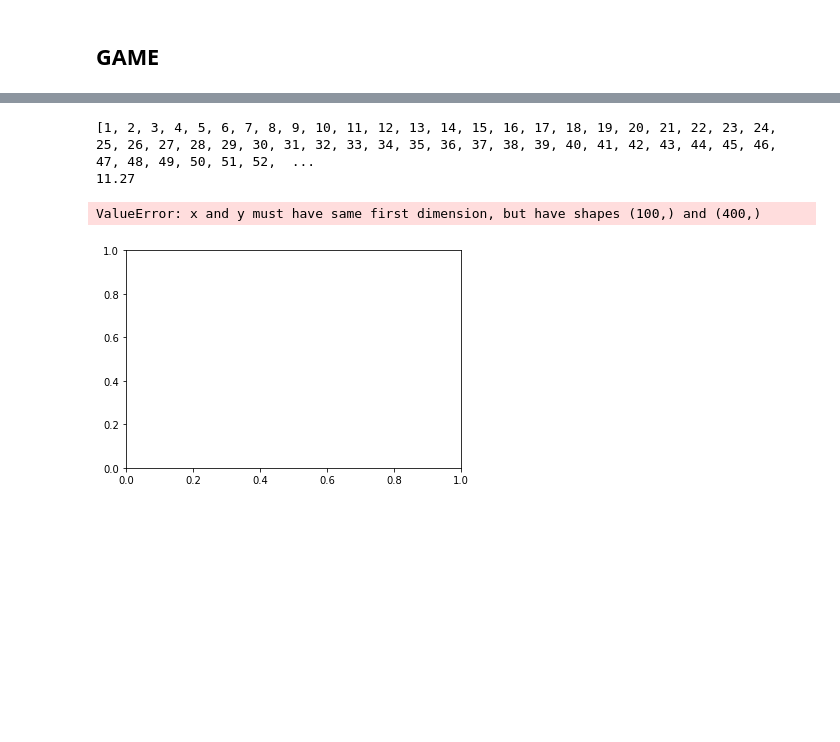
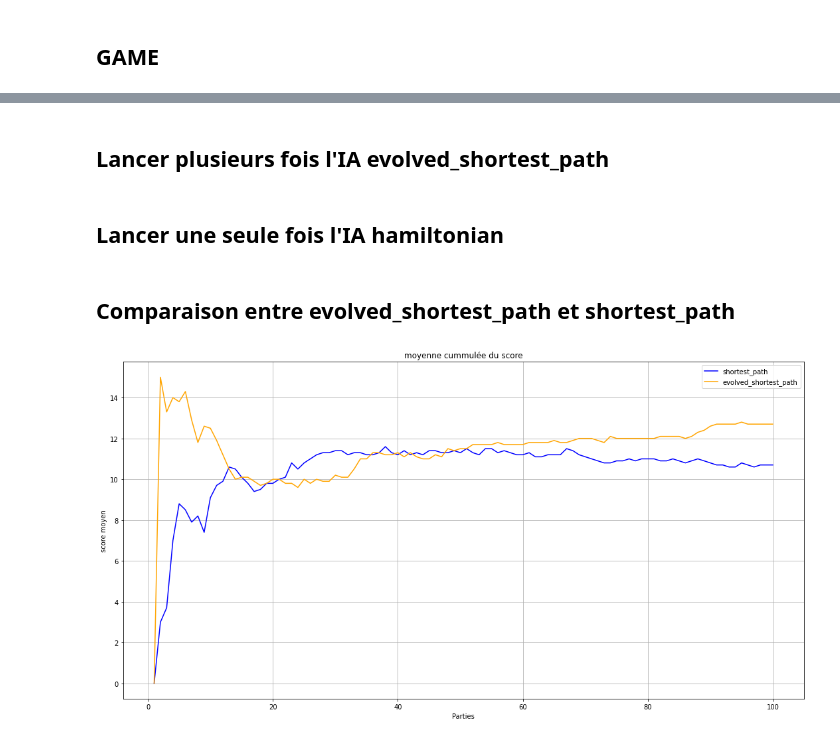
Before and after one commit to RaphaelRT/snake_python, a Jupyter notebook: snake_game.ipynb, the cells around one changed output, grey strips where cells are left out. Cells and saved outputs as stored; diff of their text form; code cells hidden in the pictures; blank space fills up the shorter version.

Commit message:
💥 add assets and stats

```diff
--- a/snake_game.ipynb
+++ b/snake_game.ipynb
@@ -394,5 +361,2 @@ DESTROYED
-# %%
-count = 1
-for j in score_rsults :
-    mean_score.append(round(count/j, 0))
-    count += 1
+# %% [markdown]
+<h2>Lancer plusieurs fois l'IA evolved_shortest_path</h2>
@@ -399,18 +375,41 @@ for j in score_rsults :
+# %% [markdown]
+<h2>Lancer une seule fois l'IA hamiltonian</h2>
+# %%
+score_rsults_evolved_hamiltonian = []
+move_count_rsults_evolved_hamiltonian = []
+
+#comme le hamiltonian finit le jeu on le lance  qu'une seule fois
+for i in tqdm (range(0, 1), desc="Loading..."):
+    root = tk.Tk()
+    #1,2,3
+    snake_game = Snake_game(root, 400, True, 1, 3)
+    root.mainloop()
+    score_rsults_evolved_hamiltonian.append(snake_game.return_stats()["score"])
+    move_count_rsults_evolved_hamiltonian.append(snake_game.return_stats()["move_count"])
+# %% [markdown]
+<h2>Comparaison entre evolved_shortest_path et shortest_path</h2>
 # %%
-index_list = [i for i in range (1, len(move_count_rsults)+1)]
-print(index_list,  mean_score)
-print(sum(score_rsults)/len(score_rsults))
+#tableau de moyennes
+def get_mean(score_rsult):
+    mean = []
+    count = 1
+    for j in score_rsult:
+        mean.append(round(sum(score_rsult[:count-1])/count, 1))
+        count += 1
+    return mean
 
-fig, ax = plt.subplots()
-ax.plot(index_list, mean_score)
+index_list = [i for i in range (1, len(move_count_rsults_evolved_shortest_path)+1)]
+#print("Moyenne générale :", sum(score_rsults)/len(score_rsults))
+#print("Meilleur score :", max(score_rsults))
 
-ax.set(xlabel='Partie', ylabel='score moyen',
-       title='moyenne du score')
+fig, ax = plt.subplots(figsize=(15,8))
+ax.plot(index_list, get_mean(score_rsults_shortest_path), color='blue')
+ax.plot(index_list, get_mean(score_rsults_evolved_shortest_path), color='orange')
+
+ax.set(xlabel='Parties', ylabel='score moyen',
+       title='moyenne cummulée du score')
 ax.grid()
-
+ax.legend(["shortest_path", "evolved_shortest_path"])
 plt.show()
 # %% [output]
-[1, 2, 3, 4, 5, 6, 7, 8, 9, 10, 11, 12, 13, 14, 15, 16, 17, 18, 19, 20, 21, 22, 23, 24, 25, 26, 27, 28, 29, 30, 31, 32, 33, 34, 35, 36, 37, 38, 39, 40, 41, 42, 43, 44, 45, 46, 47, 48, 49, 50, 51, 52,  ...
-11.27
-ValueError: x and y must have same first dimension, but have shapes (100,) and (400,)
-[figure, old version]
+[figure, new version]
```
Also changed, not shown: parts of 11 cells of this notebook, 15 other files.
